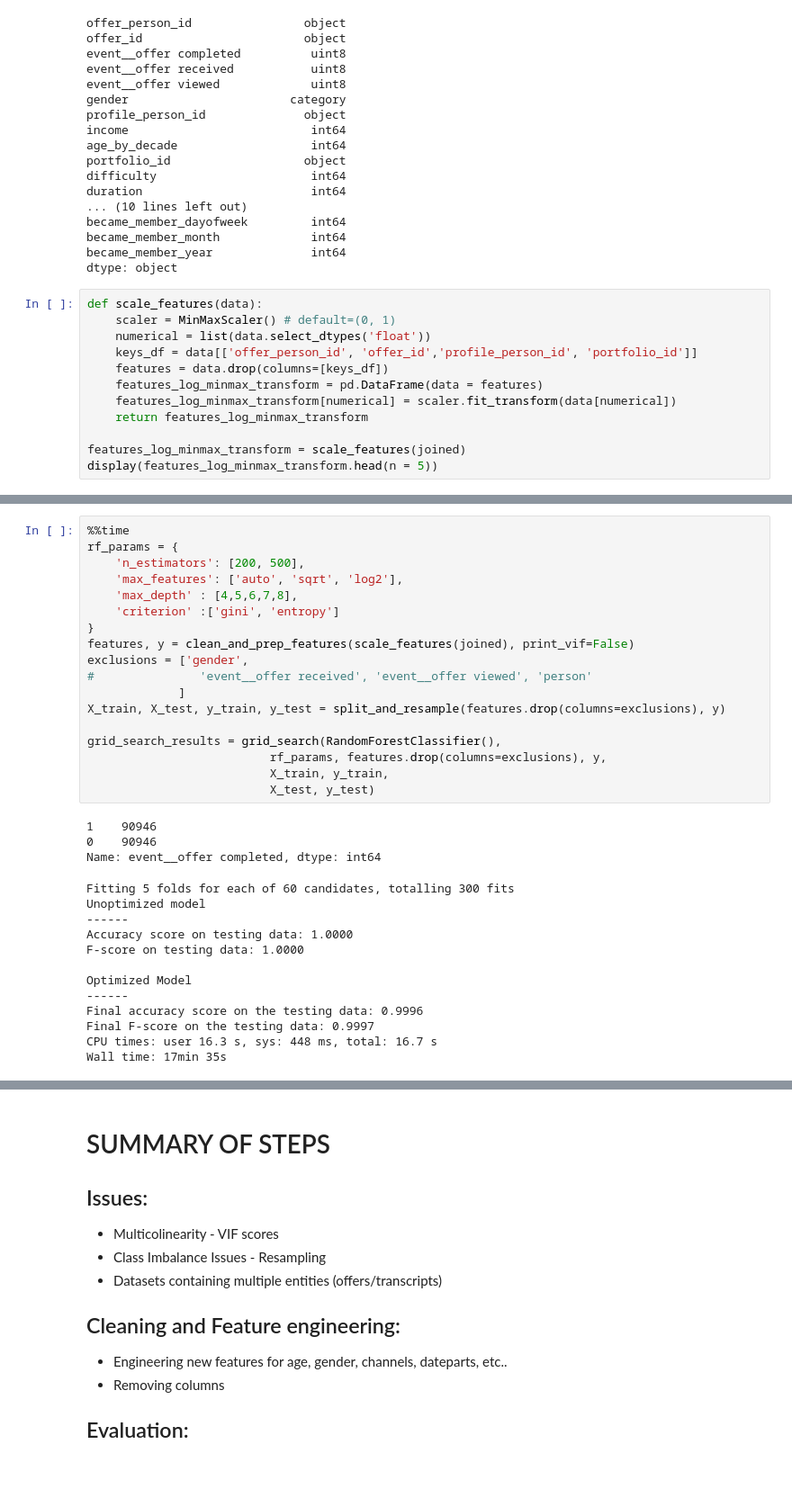
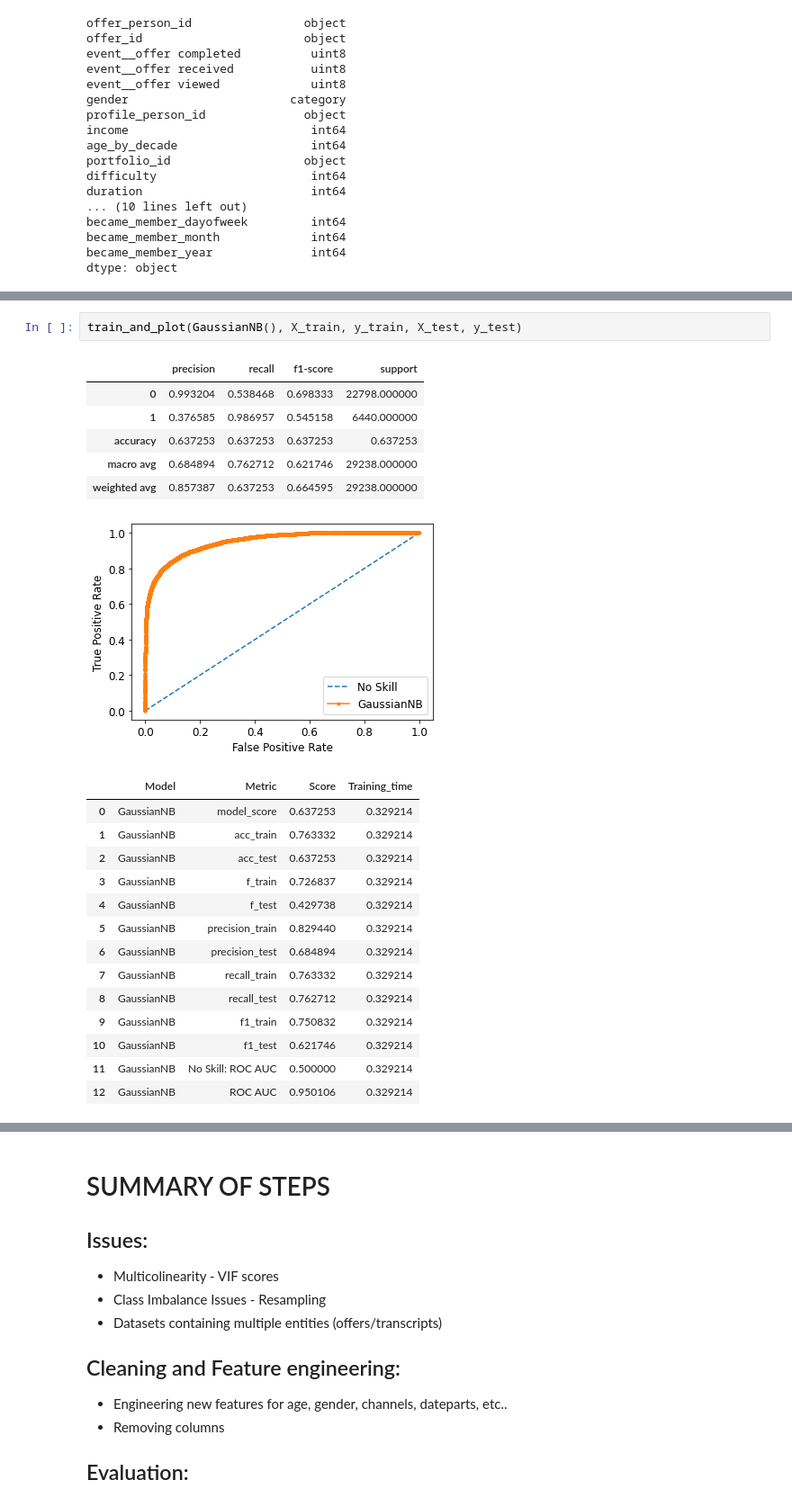
Before and after one commit to jmnickerson05/udacity_starbucks_capstone, a Jupyter notebook: Starbucks_Capstone_notebook.ipynb, the cells around one changed output, grey strips where cells are left out. Shown at 90% size. Saved outputs shown, nothing was run; the diff lists cells and outputs as text; blank space fills up the shorter version.

Commit message:
Refactoring notebook/utils.py, switching model to Naive Bayes, and adding full write-up to README.md

```diff
--- a/Starbucks_Capstone_notebook.ipynb
+++ b/Starbucks_Capstone_notebook.ipynb
@@ -480,15 +291,3 @@ became_member_dayofweek         int64
 became_member_month             int64
 became_member_year              int64
 dtype: object
-# %%
-def scale_features(data):
-    scaler = MinMaxScaler() # default=(0, 1)
-    numerical = list(data.select_dtypes('float'))
-    keys_df = data[['offer_person_id', 'offer_id','profile_person_id', 'portfolio_id']]
-    features = data.drop(columns=[keys_df])
-    features_log_minmax_transform = pd.DataFrame(data = features)
-    features_log_minmax_transform[numerical] = scaler.fit_transform(data[numerical])
-    return features_log_minmax_transform
-
-features_log_minmax_transform = scale_features(joined)
-display(features_log_minmax_transform.head(n = 5))
@@ -794,34 +430,24 @@ train_and_plot(RandomForestClassifier(max_depth=5, n_estimators=10, max_features
-# %%
-%%time
-rf_params = {
-    'n_estimators': [200, 500],
-    'max_features': ['auto', 'sqrt', 'log2'],
-    'max_depth' : [4,5,6,7,8],
-    'criterion' :['gini', 'entropy']
-}
-features, y = clean_and_prep_features(scale_features(joined), print_vif=False)
-exclusions = ['gender',
-#               'event__offer received', 'event__offer viewed', 'person'
-             ]
-X_train, X_test, y_train, y_test = split_and_resample(features.drop(columns=exclusions), y)
-
-grid_search_results = grid_search(RandomForestClassifier(),
-                          rf_params, features.drop(columns=exclusions), y,
-                          X_train, y_train,
-                          X_test, y_test)
-# %% [output]
-1    90946
-0    90946
-Name: event__offer completed, dtype: int64
-Fitting 5 folds for each of 60 candidates, totalling 300 fits
-Unoptimized model
-------
-Accuracy score on testing data: 1.0000
-F-score on testing data: 1.0000
-
-Optimized Model
-------
-Final accuracy score on the testing data: 0.9996
-Final F-score on the testing data: 0.9997
-CPU times: user 16.3 s, sys: 448 ms, total: 16.7 s
-Wall time: 17min 35s
+# %%
+train_and_plot(GaussianNB(), X_train, y_train, X_test, y_test)
+# %% [output]
+|  | precision | recall | f1-score | support |
+| 0 | 0.993204 | 0.538468 | 0.698333 | 22798.000000 |
+| 1 | 0.376585 | 0.986957 | 0.545158 | 6440.000000 |
+| accuracy | 0.637253 | 0.637253 | 0.637253 | 0.637253 |
+| macro avg | 0.684894 | 0.762712 | 0.621746 | 29238.000000 |
+| weighted avg | 0.857387 | 0.637253 | 0.664595 | 29238.000000 |
+[figure, added]
+|  | Model | Metric | Score | Training_time |
+| 0 | GaussianNB | model_score | 0.637253 | 0.329214 |
+| 1 | GaussianNB | acc_train | 0.763332 | 0.329214 |
+| 2 | GaussianNB | acc_test | 0.637253 | 0.329214 |
+| 3 | GaussianNB | f_train | 0.726837 | 0.329214 |
+| 4 | GaussianNB | f_test | 0.429738 | 0.329214 |
+| 5 | GaussianNB | precision_train | 0.829440 | 0.329214 |
+| 6 | GaussianNB | precision_test | 0.684894 | 0.329214 |
+| 7 | GaussianNB | recall_train | 0.763332 | 0.329214 |
+| 8 | GaussianNB | recall_test | 0.762712 | 0.329214 |
+| 9 | GaussianNB | f1_train | 0.750832 | 0.329214 |
+| 10 | GaussianNB | f1_test | 0.621746 | 0.329214 |
+| 11 | GaussianNB | No Skill: ROC AUC | 0.500000 | 0.329214 |
+| 12 | GaussianNB | ROC AUC | 0.950106 | 0.329214 |
```
Also changed, not shown: parts of 34 cells of this notebook, 7 other files.
